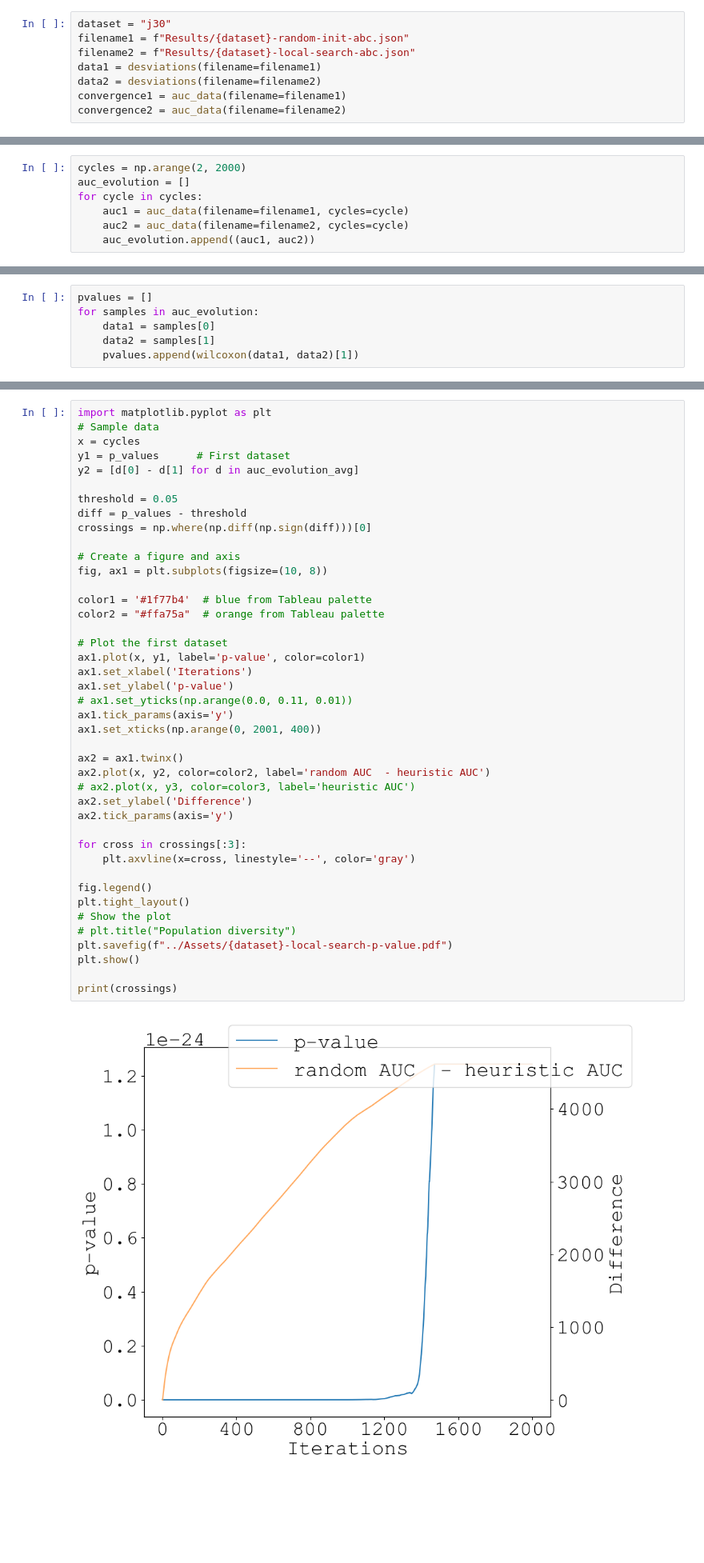
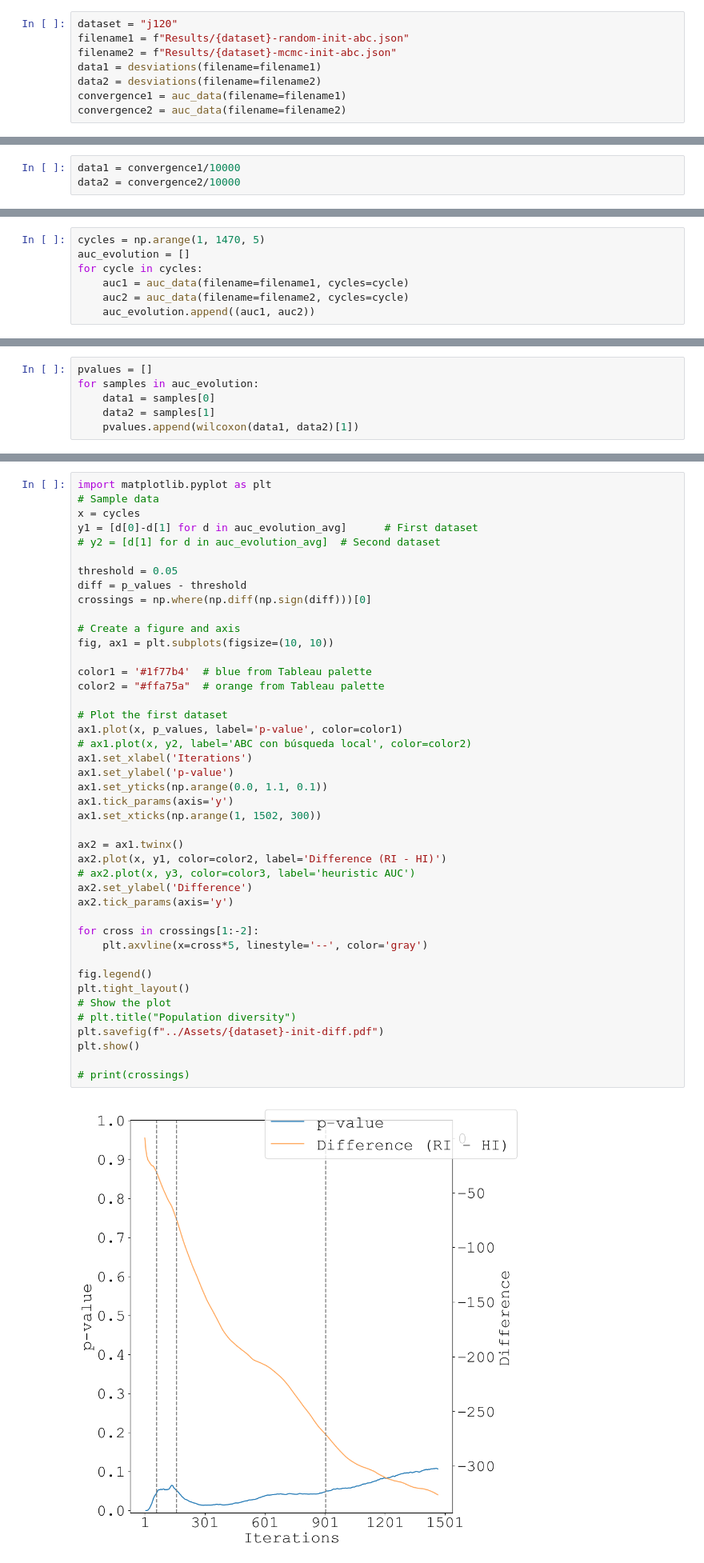
Before and after one commit to Pablof27/GS-ABC, a Jupyter notebook: AnalisisResultados.ipynb, the cells around one changed output, grey strips where cells are left out. Shown at 80% size. Cells and saved outputs as stored; diff of their text form; blank space fills up the shorter version.

```diff
--- a/AnalisisResultados.ipynb
+++ b/AnalisisResultados.ipynb
@@ -96,7 +104,7 @@ for p in proportions:
 # %%
-dataset = "j30"
+dataset = "j120"
 filename1 = f"Results/{dataset}-random-init-abc.json"
-filename2 = f"Results/{dataset}-local-search-abc.json"
+filename2 = f"Results/{dataset}-mcmc-init-abc.json"
 data1 = desviations(filename=filename1)
 data2 = desviations(filename=filename2)
 convergence1 = auc_data(filename=filename1)
@@ -108,0 +117,3 @@ Results successfully loaded from Results/j30-local-search-abc.json
+# %%
+data1 = convergence1/10000
+data2 = convergence2/10000
@@ -109,5 +159,5 @@ Results successfully loaded from Results/j30-local-search-abc.json
 # %%
-cycles = np.arange(2, 2000)
+cycles = np.arange(1, 1470, 5)
 auc_evolution = []
 for cycle in cycles:
     auc1 = auc_data(filename=filename1, cycles=cycle)
@@ -152,43 +202,44 @@ p_values = np.array(pvalues)
 import matplotlib.pyplot as plt
 # Sample data
 x = cycles
-y1 = p_values      # First dataset
-y2 = [d[0] - d[1] for d in auc_evolution_avg]
+y1 = [d[0]-d[1] for d in auc_evolution_avg]      # First dataset
+# y2 = [d[1] for d in auc_evolution_avg]  # Second dataset
 
 threshold = 0.05
 diff = p_values - threshold
 crossings = np.where(np.diff(np.sign(diff)))[0]
 
 # Create a figure and axis
-fig, ax1 = plt.subplots(figsize=(10, 8))
+fig, ax1 = plt.subplots(figsize=(10, 10))
 
 color1 = '#1f77b4'  # blue from Tableau palette
 color2 = "#ffa75a"  # orange from Tableau palette
 
 # Plot the first dataset
-ax1.plot(x, y1, label='p-value', color=color1)
+ax1.plot(x, p_values, label='p-value', color=color1)
+# ax1.plot(x, y2, label='ABC con búsqueda local', color=color2)
 ax1.set_xlabel('Iterations')
 ax1.set_ylabel('p-value')
-# ax1.set_yticks(np.arange(0.0, 0.11, 0.01))
+ax1.set_yticks(np.arange(0.0, 1.1, 0.1))
 ax1.tick_params(axis='y')
-ax1.set_xticks(np.arange(0, 2001, 400))
+ax1.set_xticks(np.arange(1, 1502, 300))
 
 ax2 = ax1.twinx()
-ax2.plot(x, y2, color=color2, label='random AUC  - heuristic AUC')
+ax2.plot(x, y1, color=color2, label='Difference (RI - HI)')
 # ax2.plot(x, y3, color=color3, label='heuristic AUC')
 ax2.set_ylabel('Difference')
 ax2.tick_params(axis='y')
 
-for cross in crossings[:3]:
-    plt.axvline(x=cross, linestyle='--', color='gray')
+for cross in crossings[1:-2]:
+    plt.axvline(x=cross*5, linestyle='--', color='gray')
 
 fig.legend()
 plt.tight_layout()
 # Show the plot
 # plt.title("Population diversity")
-plt.savefig(f"../Assets/{dataset}-local-search-p-value.pdf")
+plt.savefig(f"../Assets/{dataset}-init-diff.pdf")
 plt.show()
 
-print(crossings)
+# print(crossings)
 # %% [output]
-[figure, old version]
+[figure, new version]
```
Also changed, not shown: parts of 16 cells of this notebook, 3 other files.
